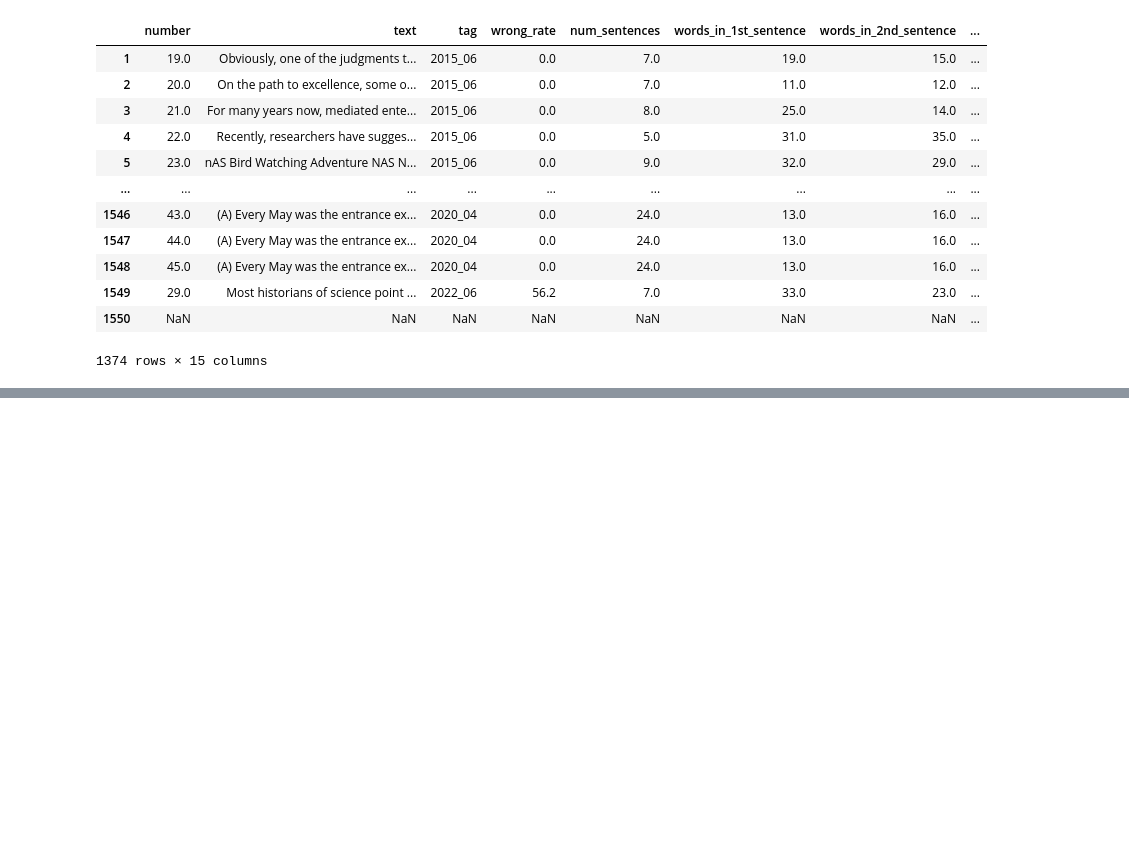
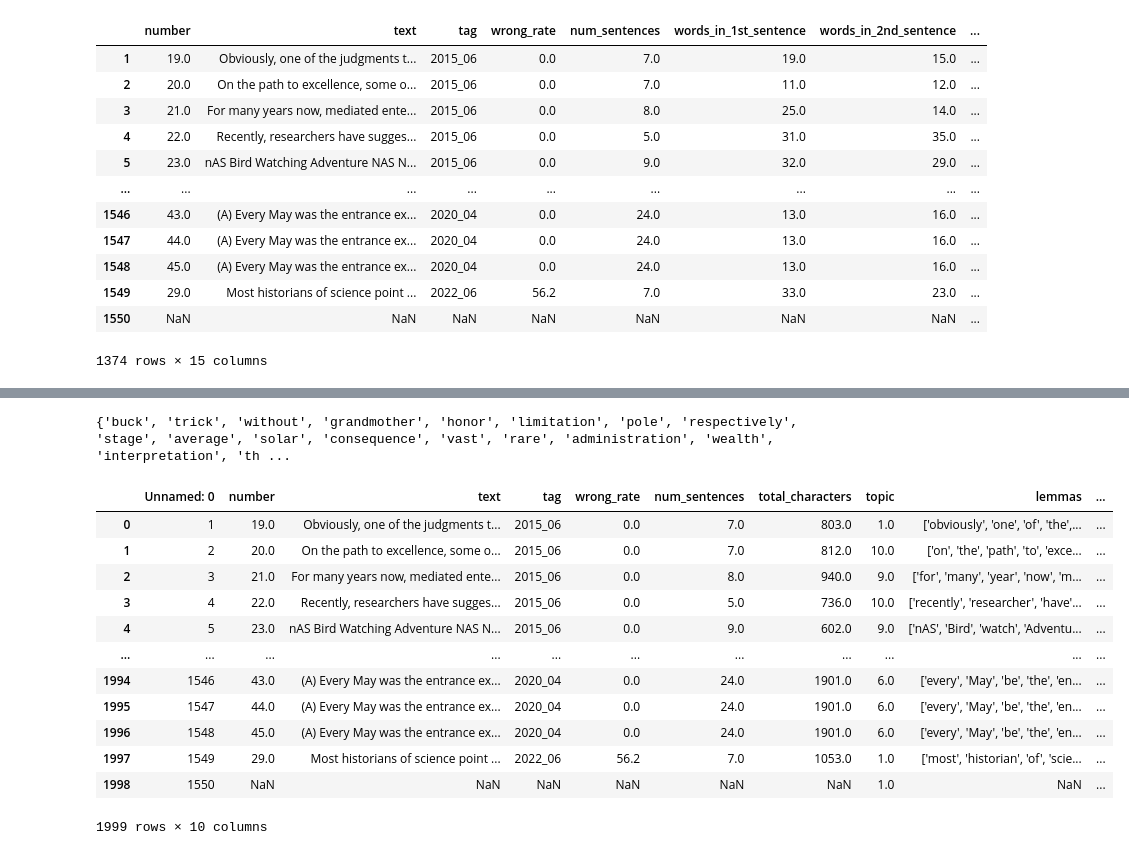
Before and after one commit to joyoustreasure/DS_Project, a Jupyter notebook: data_preprocessing.ipynb, the cells around one changed output, grey strips where cells are left out. Drawn from its saved outputs; the diff is of its cells as text; code cells hidden in the pictures; blank space fills up the shorter version.

```diff
--- a/data_preprocessing.ipynb
+++ b/data_preprocessing.ipynb
@@ -364,0 +352,5 @@ df_filtered.to_csv("11_22_오전_no_index.csv", index= False)
+# %%
+import pandas as pd
+
+df = pd.read_csv("11_22_오전_index.csv", on_bad_lines='skip')
+df
@@ -364,0 +380,46 @@ df_filtered.to_csv("11_22_오전_no_index.csv", index= False)
+# %%
+import re
+english_words_set = set()
+
+# 열 인덱스 또는 열 이름 (예: "A", "B", "C", ...) 지정
+column_index = 1  # 예시: 첫 번째 열 (A열)의 경우
+
+for row in sheet.iter_rows(values_only=True):
+    # 선택한 열에서 영어로 된 단어만 추출하여 Set에 추가
+    if row[column_index] is not None:
+        english_words = re.findall(r'\b[A-Za-z]+\b', str(row[column_index]))
+        english_words_set.update(english_words)
+
+# 결과 확인
+print(english_words_set)
+# %% [output]
+{'buck', 'trick', 'without', 'grandmother', 'honor', 'limitation', 'pole', 'respectively', 'stage', 'average', 'solar', 'consequence', 'vast', 'rare', 'administration', 'wealth', 'interpretation', 'th ...
+# %%
+# 'complexity' 칼럼 생성
+df['complexity'] = df[
+    ['words_in_1st_sentence', 'words_in_2nd_sentence', 'words_in_3rd_sentence',
+     'words_in_4th_sentence', 'words_in_5th_sentence', 'words_in_6th_sentence',
+     'words_in_7th_sentence']
+].max(axis=1)
+
+# 'words_in_1st_sentence'부터 'words_in_7th_sentence'까지의 칼럼 삭제
+df.drop(columns=[
+    'words_in_1st_sentence', 'words_in_2nd_sentence', 'words_in_3rd_sentence',
+    'words_in_4th_sentence', 'words_in_5th_sentence', 'words_in_6th_sentence',
+    'words_in_7th_sentence'
+], inplace=True)
+df
+# %% [output]
+|  | Unnamed: 0 | number | text | tag | wrong_rate | num_sentences | total_characters | topic | lemmas | ... |
+| 0 | 1 | 19.0 | Obviously, one of the judgments t... | 2015_06 | 0.0 | 7.0 | 803.0 | 1.0 | ['obviously', 'one', 'of', 'the',... | ... |
+| 1 | 2 | 20.0 | On the path to excellence, some o... | 2015_06 | 0.0 | 7.0 | 812.0 | 10.0 | ['on', 'the', 'path', 'to', 'exce... | ... |
+| 2 | 3 | 21.0 | For many years now, mediated ente... | 2015_06 | 0.0 | 8.0 | 940.0 | 9.0 | ['for', 'many', 'year', 'now', 'm... | ... |
+| 3 | 4 | 22.0 | Recently, researchers have sugges... | 2015_06 | 0.0 | 5.0 | 736.0 | 10.0 | ['recently', 'researcher', 'have'... | ... |
+| 4 | 5 | 23.0 | nAS Bird Watching Adventure NAS N... | 2015_06 | 0.0 | 9.0 | 602.0 | 9.0 | ['nAS', 'Bird', 'watch', 'Adventu... | ... |
+| ... | ... | ... | ... | ... | ... | ... | ... | ... | ... | ... |
+| 1994 | 1546 | 43.0 | (A) Every May was the entrance ex... | 2020_04 | 0.0 | 24.0 | 1901.0 | 6.0 | ['every', 'May', 'be', 'the', 'en... | ... |
+| 1995 | 1547 | 44.0 | (A) Every May was the entrance ex... | 2020_04 | 0.0 | 24.0 | 1901.0 | 6.0 | ['every', 'May', 'be', 'the', 'en... | ... |
+| 1996 | 1548 | 45.0 | (A) Every May was the entrance ex... | 2020_04 | 0.0 | 24.0 | 1901.0 | 6.0 | ['every', 'May', 'be', 'the', 'en... | ... |
+| 1997 | 1549 | 29.0 | Most historians of science point ... | 2022_06 | 56.2 | 7.0 | 1053.0 | 1.0 | ['most', 'historian', 'of', 'scie... | ... |
+| 1998 | 1550 | NaN | NaN | NaN | NaN | NaN | NaN | 1.0 | NaN | ... |
+1999 rows × 10 columns
```
Also changed, not shown: parts of 19 cells of this notebook.
